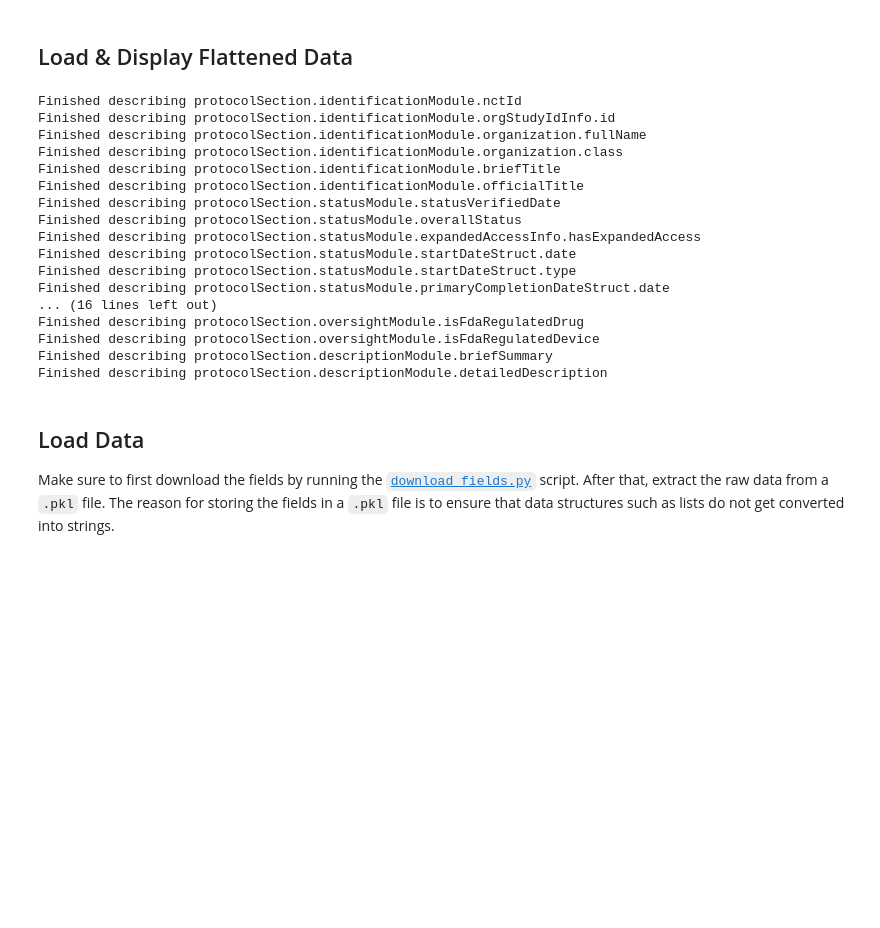
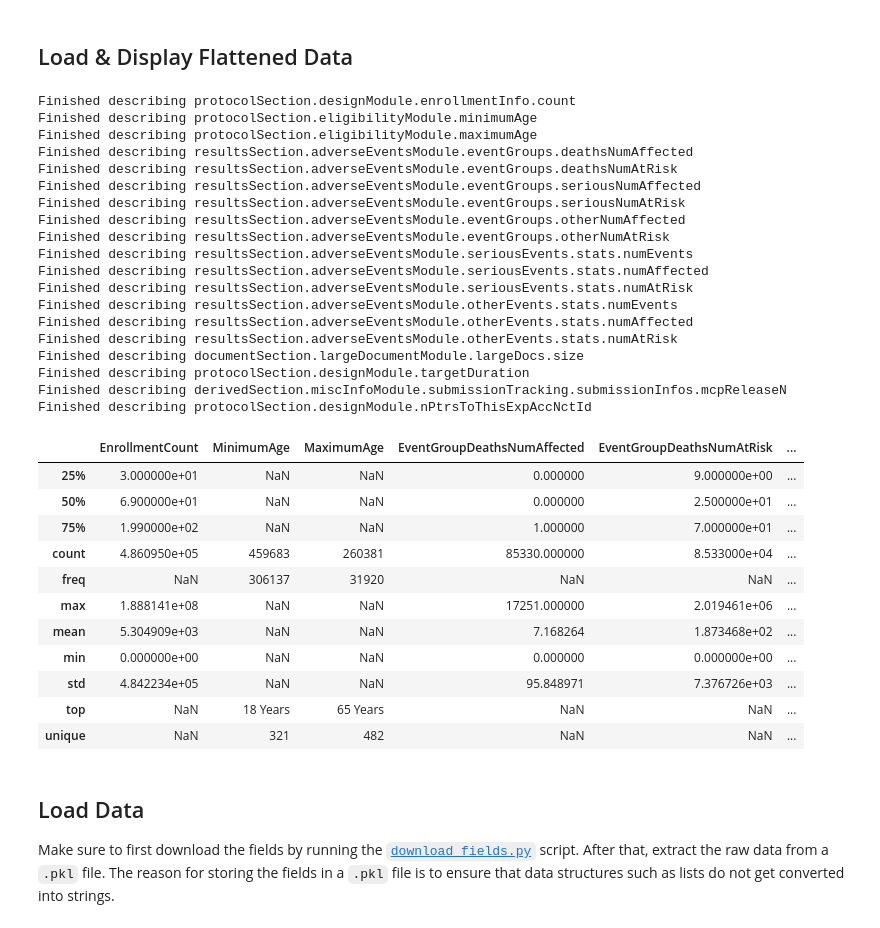
Before and after one commit to clinical-trials-research/clinical-trials-research, a Jupyter notebook: notebooks/01-field-analysis.ipynb, the cells around one changed output. Cells and saved outputs as stored; diff of their text form; code cells hidden in the pictures; blank space fills up the shorter version.

Commit message:
Updated field analysis notebook

```diff
--- a/notebooks/01-field-analysis.ipynb
+++ b/notebooks/01-field-analysis.ipynb
@@ -9,31 +10,52 @@ import missingno
 pd.set_option("display.max_columns", None)
 # %% [markdown]
 ## Load & Display Flattened Data
+# %%
+field_values = api.get_field_values(types=["INTEGER", "NUMBER"])
+field_to_piece = {x["field"]: x["piece"] for x in field_values}
 # %%
+summary_stats = {}
 with shelve.open("../data/raw/fields/fields.shelf") as db:
-    with shelve.open("../data/processed/summary_stats.shelf", writeback=True) as stats:
-        for key in db.keys():
+    for key in db.keys():
+        if key in field_to_piece:
             data = db.get(key)
-            stats[key] = pd.Series(data).describe()
+            summary_stats[field_to_piece[key]] = pd.Series(data).describe()
             print(f"Finished describing {key}")
 # %% [output]
-Finished describing protocolSection.identificationModule.nctId
-Finished describing protocolSection.identificationModule.orgStudyIdInfo.id
-Finished describing protocolSection.identificationModule.organization.fullName
-Finished describing protocolSection.identificationModule.organization.class
-Finished describing protocolSection.identificationModule.briefTitle
-Finished describing protocolSection.identificationModule.officialTitle
-Finished describing protocolSection.statusModule.statusVerifiedDate
-Finished describing protocolSection.statusModule.overallStatus
-Finished describing protocolSection.statusModule.expandedAccessInfo.hasExpandedAccess
-Finished describing protocolSection.statusModule.startDateStruct.date
-Finished describing protocolSection.statusModule.startDateStruct.type
-Finished describing protocolSection.statusModule.primaryCompletionDateStruct.date
-... (16 lines left out)
-Finished describing protocolSection.oversightModule.isFdaRegulatedDrug
-Finished describing protocolSection.oversightModule.isFdaRegulatedDevice
-Finished describing protocolSection.descriptionModule.briefSummary
-Finished describing protocolSection.descriptionModule.detailedDescription
+Finished describing protocolSection.designModule.enrollmentInfo.count
+Finished describing protocolSection.eligibilityModule.minimumAge
+Finished describing protocolSection.eligibilityModule.maximumAge
+Finished describing resultsSection.adverseEventsModule.eventGroups.deathsNumAffected
+Finished describing resultsSection.adverseEventsModule.eventGroups.deathsNumAtRisk
+Finished describing resultsSection.adverseEventsModule.eventGroups.seriousNumAffected
+Finished describing resultsSection.adverseEventsModule.eventGroups.seriousNumAtRisk
+Finished describing resultsSection.adverseEventsModule.eventGroups.otherNumAffected
+Finished describing resultsSection.adverseEventsModule.eventGroups.otherNumAtRisk
+Finished describing resultsSection.adverseEventsModule.seriousEvents.stats.numEvents
+Finished describing resultsSection.adverseEventsModule.seriousEvents.stats.numAffected
+Finished describing resultsSection.adverseEventsModule.seriousEvents.stats.numAtRisk
+Finished describing resultsSection.adverseEventsModule.otherEvents.stats.numEvents
+Finished describing resultsSection.adverseEventsModule.otherEvents.stats.numAffected
+Finished describing resultsSection.adverseEventsModule.otherEvents.stats.numAtRisk
+Finished describing documentSection.largeDocumentModule.largeDocs.size
+Finished describing protocolSection.designModule.targetDuration
+Finished describing derivedSection.miscInfoModule.submissionTracking.submissionInfos.mcpReleaseN
+Finished describing protocolSection.designModule.nPtrsToThisExpAccNctId
+# %%
+pd.DataFrame(summary_stats)
+# %% [output]
+|  | EnrollmentCount | MinimumAge | MaximumAge | EventGroupDeathsNumAffected | EventGroupDeathsNumAtRisk | ... |
+| 25% | 3.000000e+01 | NaN | NaN | 0.000000 | 9.000000e+00 | ... |
+| 50% | 6.900000e+01 | NaN | NaN | 0.000000 | 2.500000e+01 | ... |
+| 75% | 1.990000e+02 | NaN | NaN | 1.000000 | 7.000000e+01 | ... |
+| count | 4.860950e+05 | 459683 | 260381 | 85330.000000 | 8.533000e+04 | ... |
+| freq | NaN | 306137 | 31920 | NaN | NaN | ... |
+| max | 1.888141e+08 | NaN | NaN | 17251.000000 | 2.019461e+06 | ... |
+| mean | 5.304909e+03 | NaN | NaN | 7.168264 | 1.873468e+02 | ... |
+| min | 0.000000e+00 | NaN | NaN | 0.000000 | 0.000000e+00 | ... |
+| std | 4.842234e+05 | NaN | NaN | 95.848971 | 7.376726e+03 | ... |
+| top | NaN | 18 Years | 65 Years | NaN | NaN | ... |
+| unique | NaN | 321 | 482 | NaN | NaN | ... |
 # %% [markdown]
 ## Load Data
 
```
Also changed, not shown: parts of 1 cell of this notebook.
